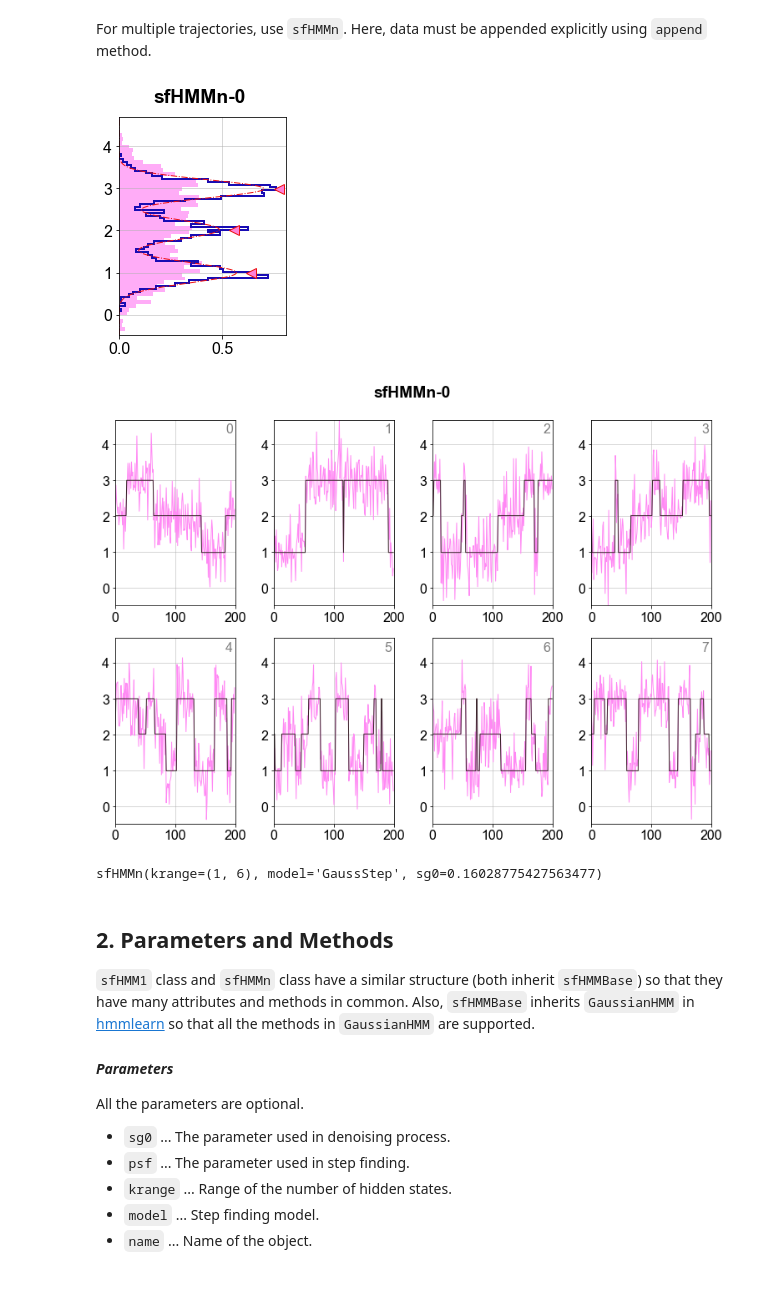
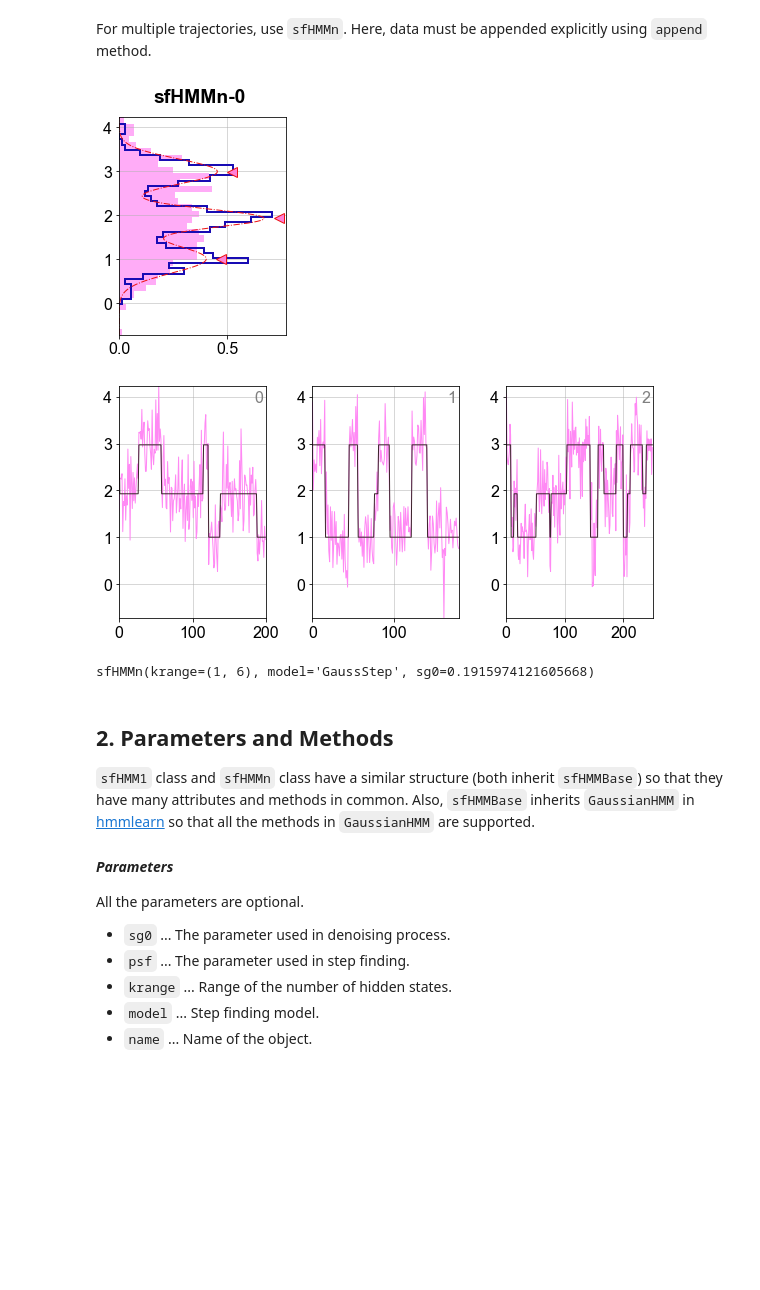
Before and after one commit to hanjinliu/sfHMM, a Jupyter notebook: example.ipynb, the cells around one changed output. Drawn from its saved outputs; the diff is of its cells as text; code cells hidden in the pictures; blank space fills up the shorter version.

```diff
--- a/example.ipynb
+++ b/example.ipynb
@@ -32,15 +35,27 @@ sfHMM1(krange=(1, 6), model='GaussStep', psf=0.042806973496989774,
 # %% [markdown]
 For multiple trajectories, use `sfHMMn`. Here, data must be appended explicitly using `append` method.
-# %%
-msf = sfHMMn()
-for i in range(8):
-    d = hmm_sampling(3, 200) # 3-state, 200-frame
-    msf.append(d)            # append a data
-msf.run_all()
-# %% [output]
-[figure, removed]
-[figure, removed]
-sfHMMn(krange=(1, 6), model='GaussStep', sg0=0.16028775427563477)
+# %%
+# simulate three trajectories
+data1 = hmm_sampling(3, 200)
+data2 = hmm_sampling(3, 180)
+data3 = hmm_sampling(3, 250)
+
+from sfHMM import sfHMMn
+
+# make an object
+msf = sfHMMn()
+
+# append datasets
+msf.append(data1)
+msf.append(data2)
+msf.append(data3)
+
+# start analysis
+msf.run_all()
+# %% [output]
+[figure, added]
+[figure, added]
+sfHMMn(krange=(1, 6), model='GaussStep', sg0=0.1915974121605668)
 # %% [markdown]
 ## 2. Parameters and Methods
 
```
Also changed, not shown: parts of 34 cells of this notebook, 7 other files.
